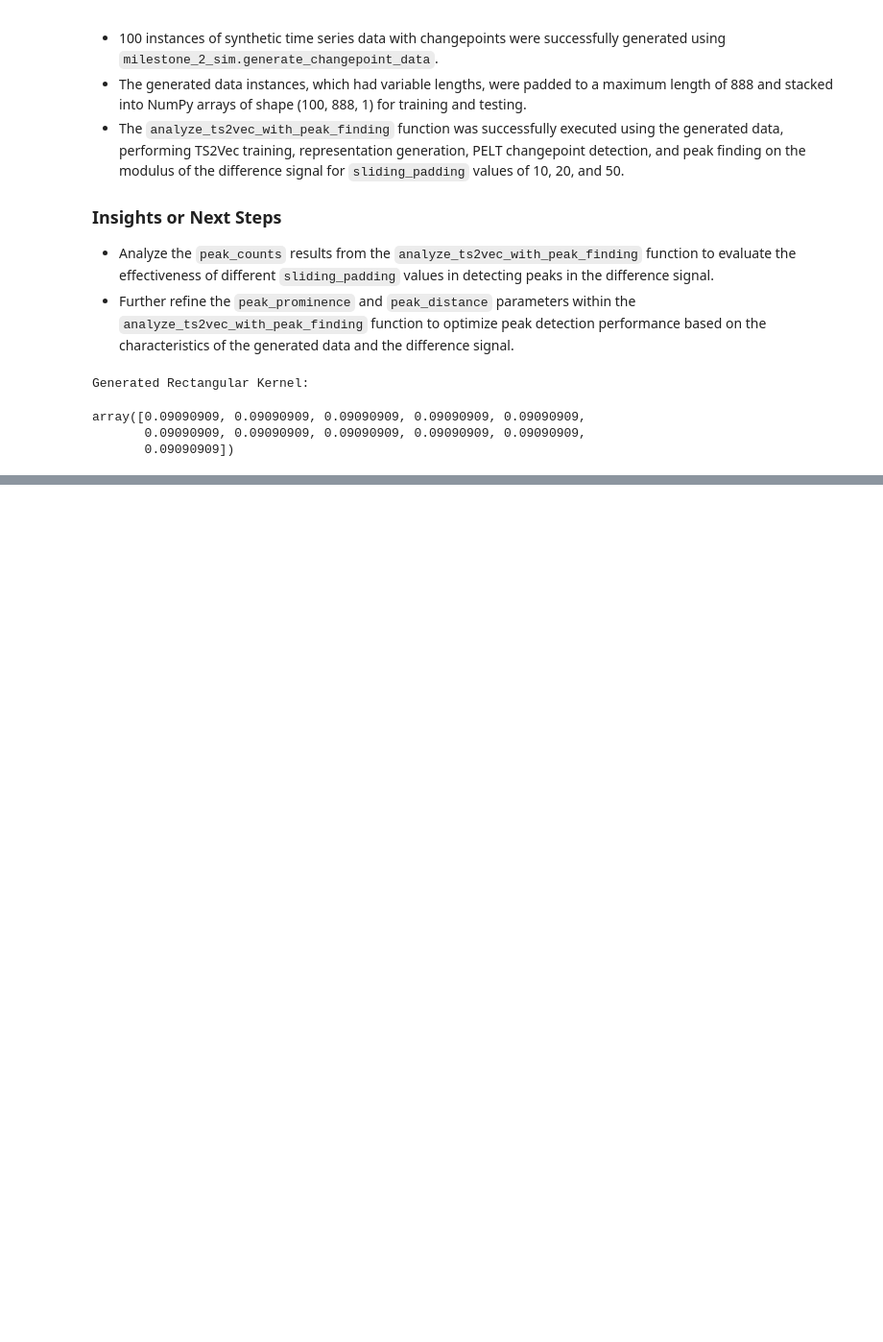
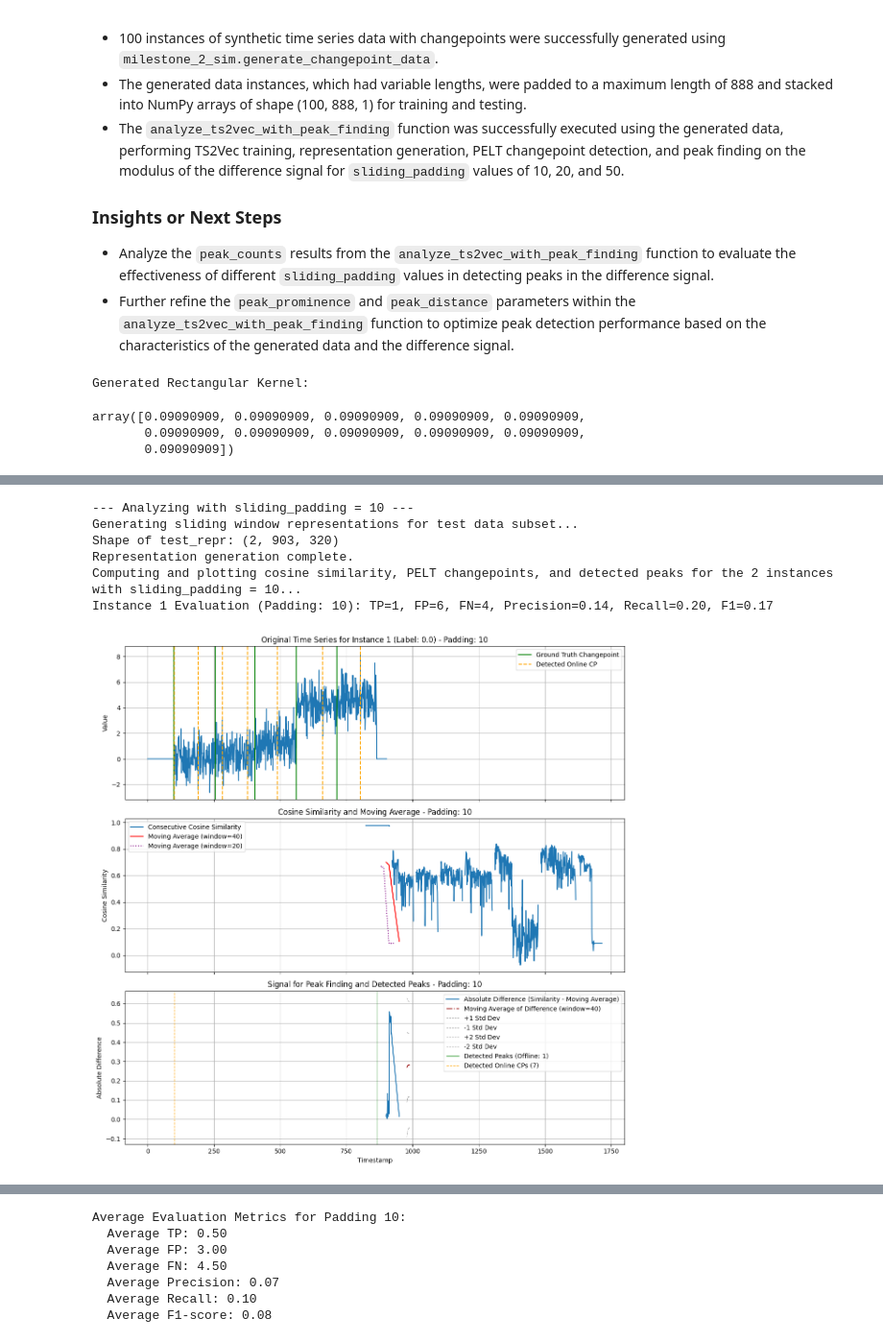
Before and after one commit to Dazzyayan/mlds-research-project, a Jupyter notebook: ts2vec_attempt_2.ipynb, the cells around one changed output, grey strips where cells are left out. Shown at 96% size. Saved outputs shown, nothing was run; the diff lists cells and outputs as text; code cells hidden in the pictures; blank space fills up the shorter version.

```diff
--- a/ts2vec_attempt_2.ipynb
+++ b/ts2vec_attempt_2.ipynb
@@ -530,0 +1178,27 @@ array([0.09090909, 0.09090909, 0.09090909, 0.09090909, 0.09090909,
+# %%
+# Perform the analysis using the trained model
+peak_counts = analyze_ts2vec_representations(
+    model=trained_model,
+    test_data=test_data_gen,
+    test_labels=test_labels_gen,
+    ground_truth_cps=ground_truth_cps_gen,
+    num_instances_to_plot=2, # Plot a subset of 2 instances
+    sliding_padding=[10], # Experiment with different padding values
+    moving_average_window=40,
+    pelt_model="l2", # PELT model
+    pelt_pen=5, # PELT penalty
+    peak_prominence=0.5, # Example peak prominence
+    peak_distance=20, # Example peak distance
+    matched_filter_kernel=None, #rectangular_kernel, # Pass the generated Gaussian kernel
+    use_pelt=False, # Turn off PELT
+    peak_on_difference=True,
+    filter_cosine_similarity=True
+)
+# %% [output]
+--- Analyzing with sliding_padding = 10 ---
+Generating sliding window representations for test data subset...
+Shape of test_repr: (2, 903, 320)
+Representation generation complete.
+Computing and plotting cosine similarity, PELT changepoints, and detected peaks for the 2 instances with sliding_padding = 10...
+Instance 1 Evaluation (Padding: 10): TP=1, FP=6, FN=4, Precision=0.14, Recall=0.20, F1=0.17
+[figure, added]
@@ -530,0 +1207,7 @@ array([0.09090909, 0.09090909, 0.09090909, 0.09090909, 0.09090909,
+Average Evaluation Metrics for Padding 10:
+  Average TP: 0.50
+  Average FP: 3.00
+  Average FN: 4.50
+  Average Precision: 0.07
+  Average Recall: 0.10
+  Average F1-score: 0.08
```
Also changed, not shown: parts of 20 cells of this notebook.
